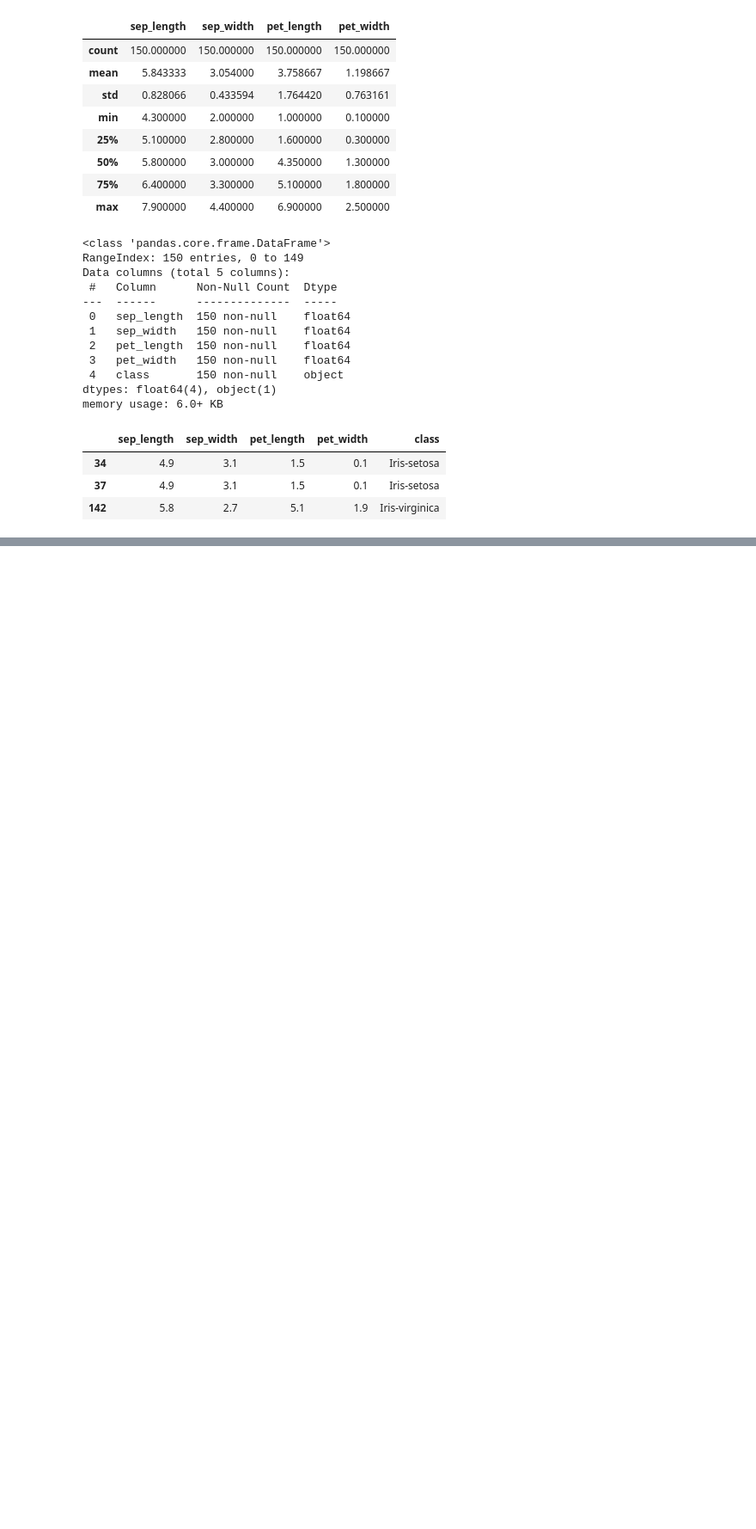
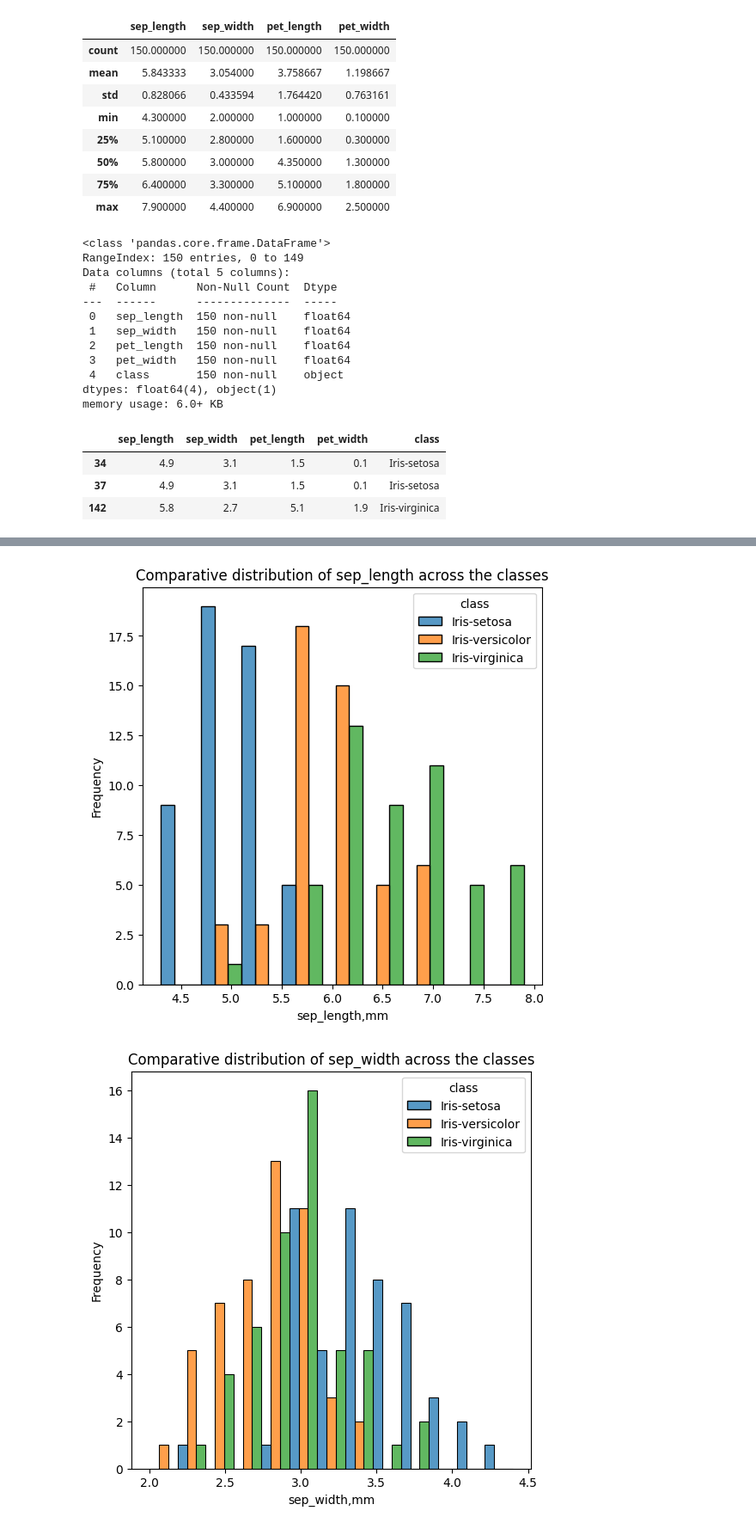
Before and after one commit to Kate-217/pands_project, a Jupyter notebook: iris.ipynb, the cells around one changed output, grey strips where cells are left out. Shown at 86% size. Drawn from its saved outputs; the diff is of its cells as text; code cells hidden in the pictures; blank space fills up the shorter version.

Commit message:
Finished data overview. Hists added

```diff
--- a/iris.ipynb
+++ b/iris.ipynb
@@ -69,0 +84,17 @@ Columns "sep_length", "sep_width",	"pet_length", "pet_width", contain float type
+# %%
+# I am creating histogram in the Seaborn, as I believe it is
+# the easy way to use additional parametrs such as "hue" and "multiple" to get the clear visualisation.
+# Ref.[4][5]
+
+for feature in data:
+
+    if feature != 'class':
+        plt.figure(figsize=(6,6))
+        sns.histplot(data=data, x= data[feature], hue = 'class', multiple= 'dodge')
+        plt.title(f"Comparative distribution of {feature} across the classes")
+        plt.xlabel(f'{feature},mm')
+        plt.ylabel('Frequency')
+    plt.show()
+# %% [output]
+[figure, added]
+[figure, added]
```
Also changed, not shown: parts of 3 cells of this notebook.
